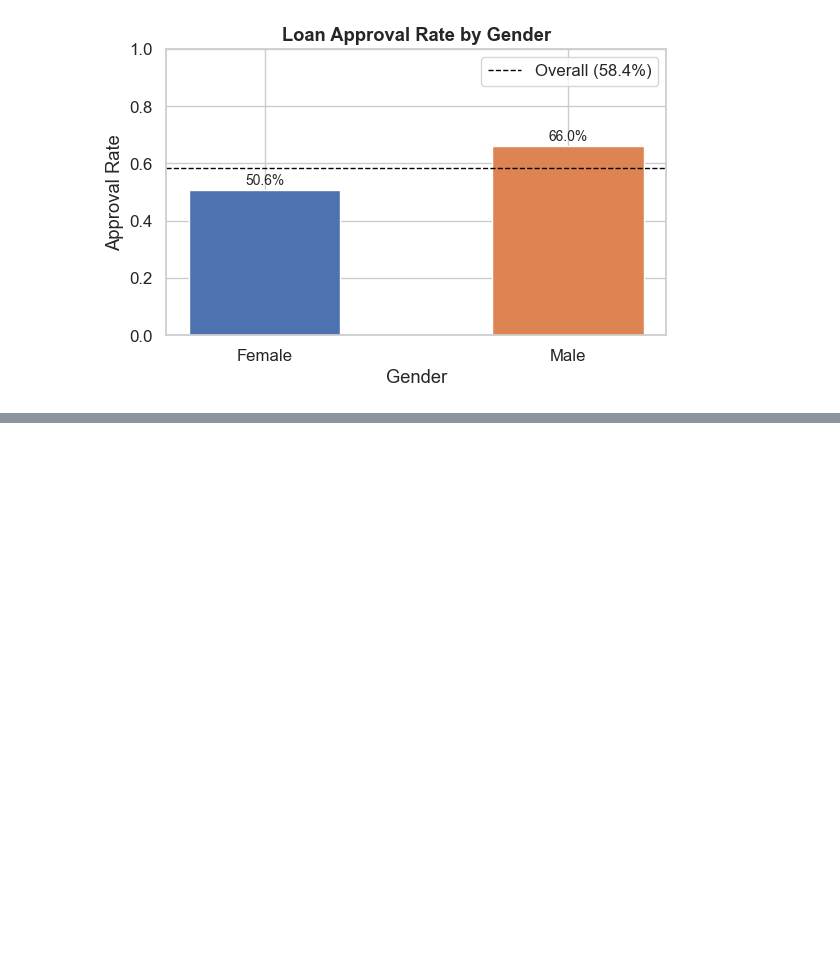
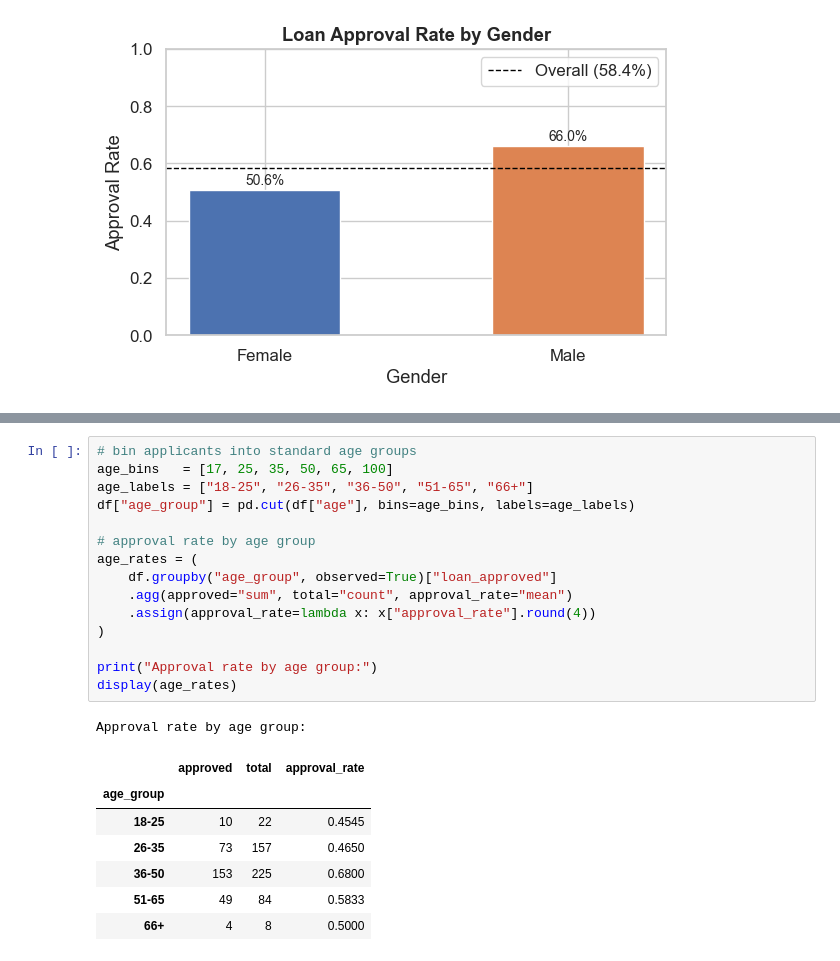
Before and after one commit to mchlkan/dego-2606-group3, a Jupyter notebook: notebooks/02-bias-analysis.ipynb, the cells around one changed output, grey strips where cells are left out. Drawn from its saved outputs; the diff is of its cells as text; blank space fills up the shorter version.

```diff
--- a/notebooks/02-bias-analysis.ipynb
+++ b/notebooks/02-bias-analysis.ipynb
@@ -128,0 +195,24 @@ plt.show()
+# %%
+# bin applicants into standard age groups
+age_bins   = [17, 25, 35, 50, 65, 100]
+age_labels = ["18-25", "26-35", "36-50", "51-65", "66+"]
+df["age_group"] = pd.cut(df["age"], bins=age_bins, labels=age_labels)
+
+# approval rate by age group
+age_rates = (
+    df.groupby("age_group", observed=True)["loan_approved"]
+    .agg(approved="sum", total="count", approval_rate="mean")
+    .assign(approval_rate=lambda x: x["approval_rate"].round(4))
+)
+
+print("Approval rate by age group:")
+display(age_rates)
+# %% [output]
+Approval rate by age group:
+|  | approved | total | approval_rate |
+| age_group |  |  |  |
+| 18-25 | 10 | 22 | 0.4545 |
+| 26-35 | 73 | 157 | 0.4650 |
+| 36-50 | 153 | 225 | 0.6800 |
+| 51-65 | 49 | 84 | 0.5833 |
+| 66+ | 4 | 8 | 0.5000 |
```
Also changed, not shown: parts of 17 cells of this notebook.
